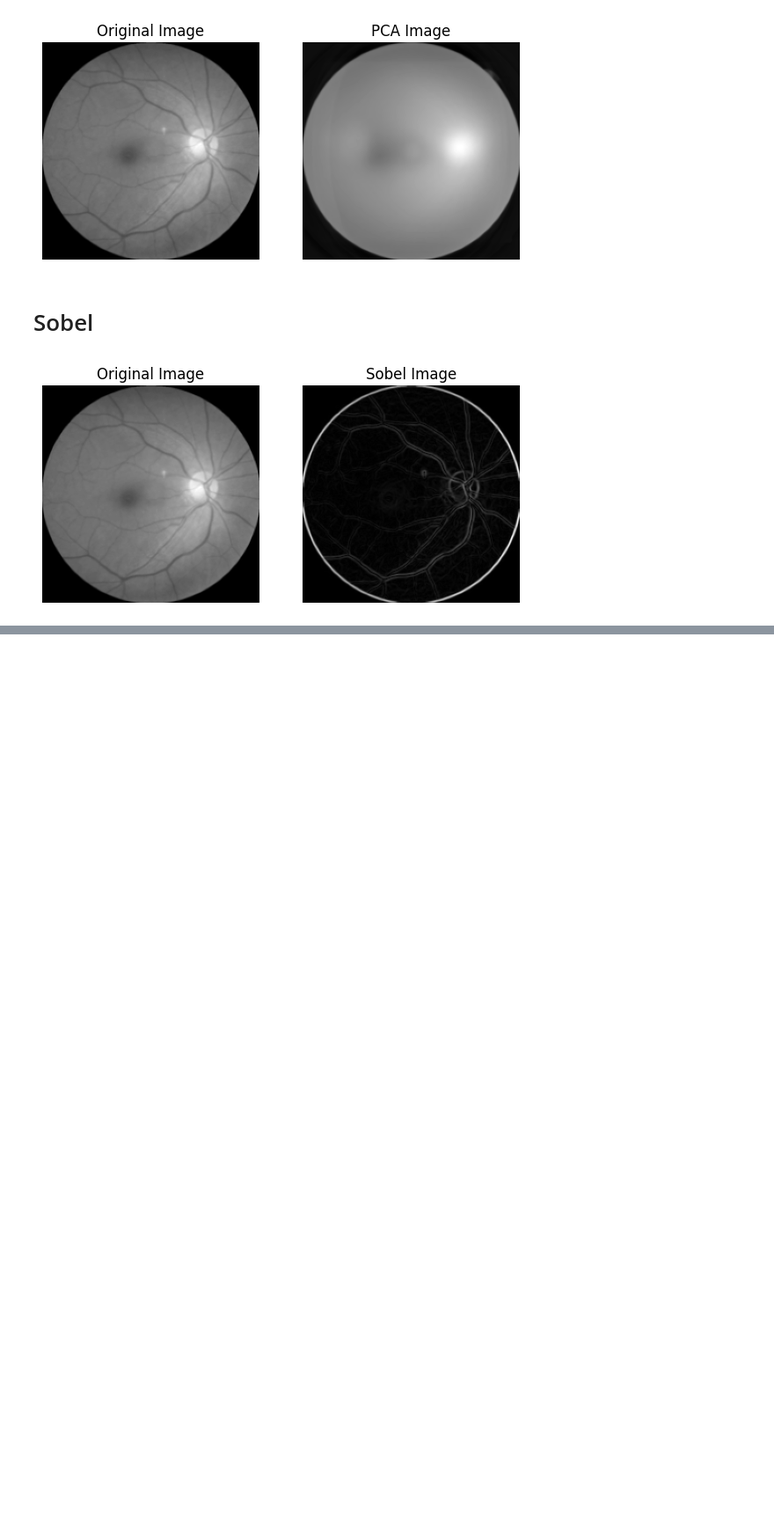
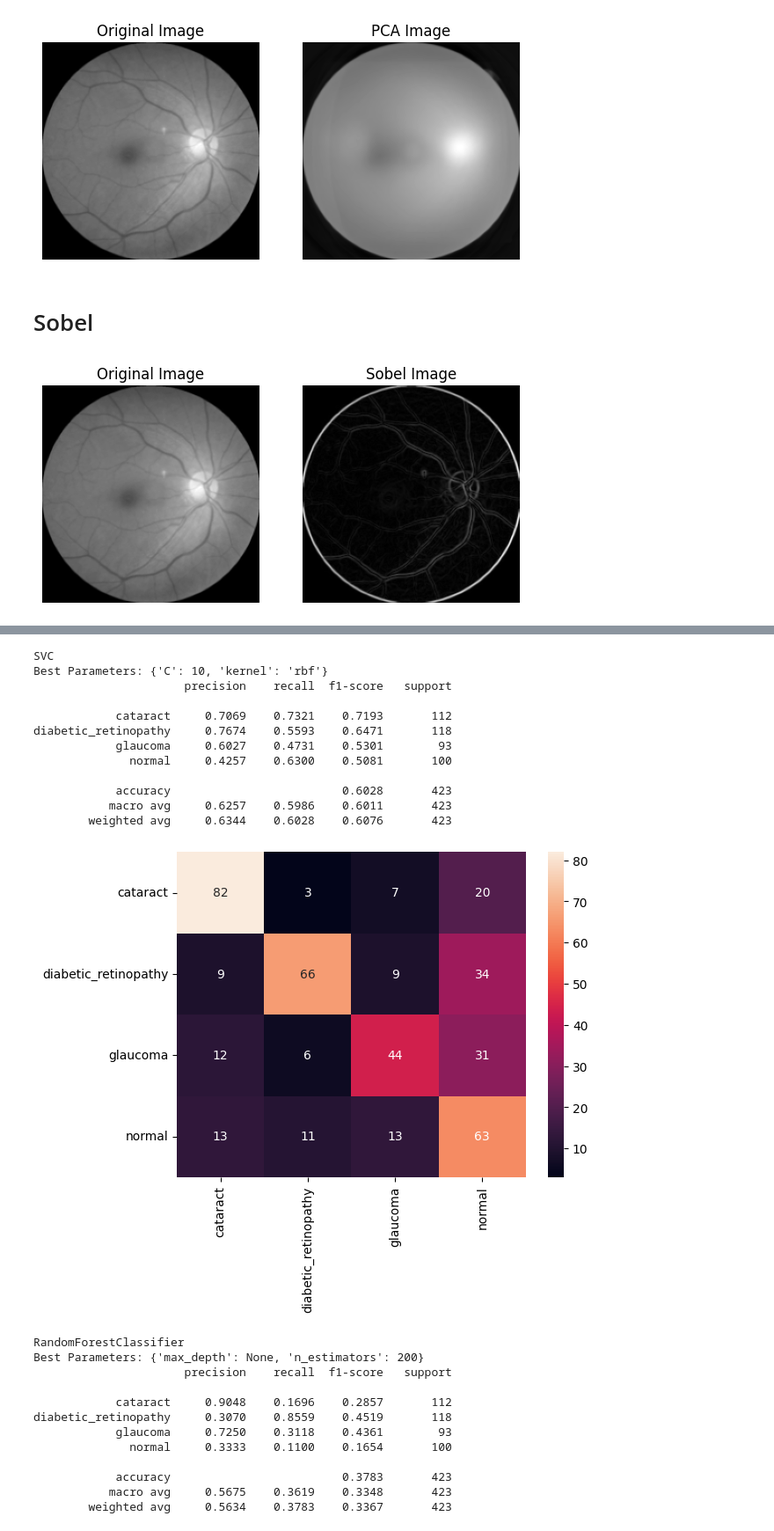
Before and after one commit to michni00/Image-Classification, a Jupyter notebook: Image_Classification.ipynb, the cells around one changed output, grey strips where cells are left out. Shown at 88% size. Cells and saved outputs as stored; diff of their text form; code cells hidden in the pictures; blank space fills up the shorter version.

```diff
--- a/Image_Classification.ipynb
+++ b/Image_Classification.ipynb
@@ -371,0 +450,30 @@ Dokładność modelu: 0.7966903073286052
+# %%
+del X_train, X_test, X_val
+X_train, X_test, X_val = hist_dataset(converted_train_data, converted_test_data, converted_val_data)
+evaluate(classifiers)
+# %% [output]
+SVC
+Best Parameters: {'C': 10, 'kernel': 'rbf'}
+                      precision    recall  f1-score   support
+
+            cataract     0.7069    0.7321    0.7193       112
+diabetic_retinopathy     0.7674    0.5593    0.6471       118
+            glaucoma     0.6027    0.4731    0.5301        93
+              normal     0.4257    0.6300    0.5081       100
+
+            accuracy                         0.6028       423
+           macro avg     0.6257    0.5986    0.6011       423
+        weighted avg     0.6344    0.6028    0.6076       423
+[figure, added]
+RandomForestClassifier
+Best Parameters: {'max_depth': None, 'n_estimators': 200}
+                      precision    recall  f1-score   support
+
+            cataract     0.9048    0.1696    0.2857       112
+diabetic_retinopathy     0.3070    0.8559    0.4519       118
+            glaucoma     0.7250    0.3118    0.4361        93
+              normal     0.3333    0.1100    0.1654       100
+
+            accuracy                         0.3783       423
+           macro avg     0.5675    0.3619    0.3348       423
+        weighted avg     0.5634    0.3783    0.3367       423
```
Also changed, not shown: parts of 33 cells of this notebook.
